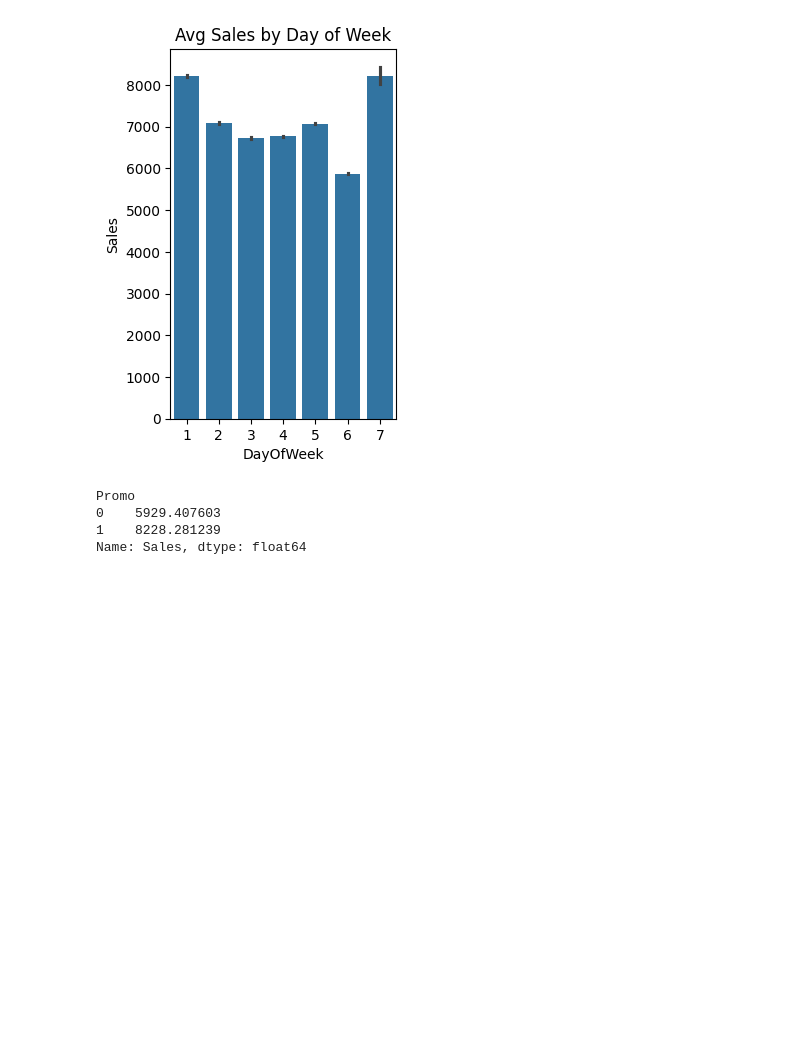
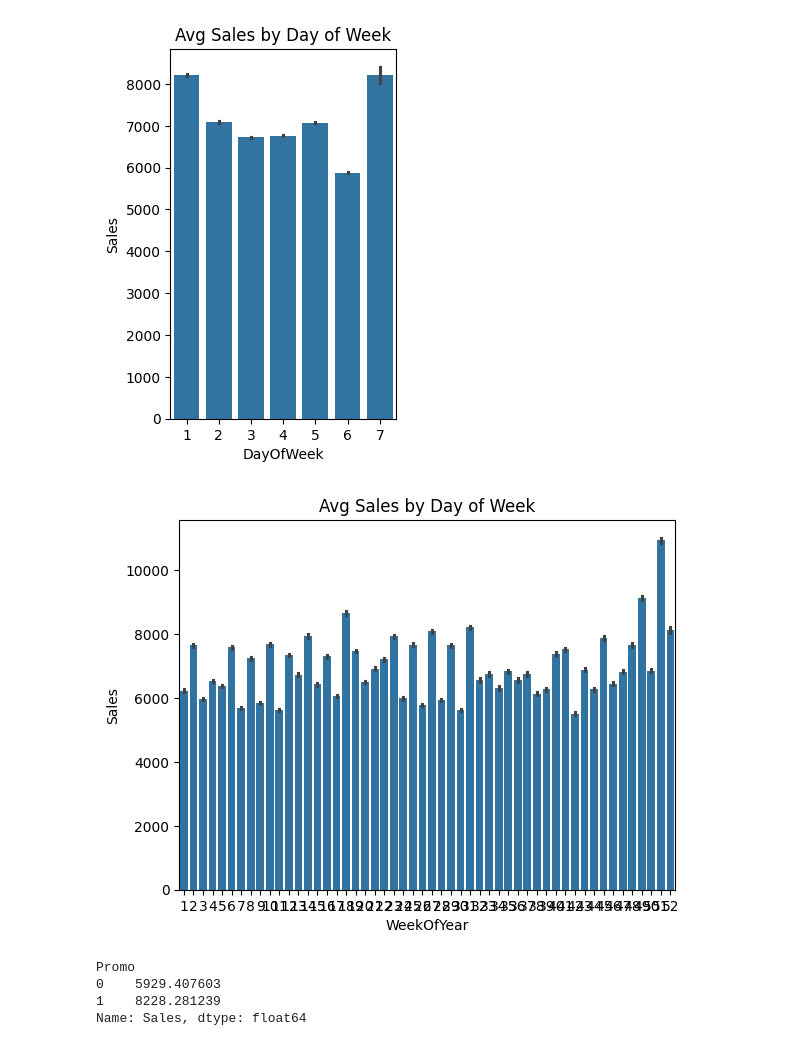
Before and after one commit to DhvanishChodavadiya/Rossmann-Demand-Forecasting, a Jupyter notebook: notebook/EDA.ipynb, the cells around one changed output. Drawn from its saved outputs; the diff is of its cells as text; code cells hidden in the pictures; blank space fills up the shorter version.

```diff
--- a/notebook/EDA.ipynb
+++ b/notebook/EDA.ipynb
@@ -99,6 +99,12 @@ plt.show()
 # %% [output]
 [figure]
 [figure]
+# %%
+sns.barplot(x='WeekOfYear', y='Sales', data=df_open, estimator=np.mean)
+plt.title('Avg Sales by Day of Week')
+plt.show()
+# %% [output]
+[figure, added]
 # %%
 promo_effect = df_open.groupby('Promo')['Sales'].mean()
 print(promo_effect)
```
Also changed, not shown: parts of 5 cells of this notebook, 3 other files.
